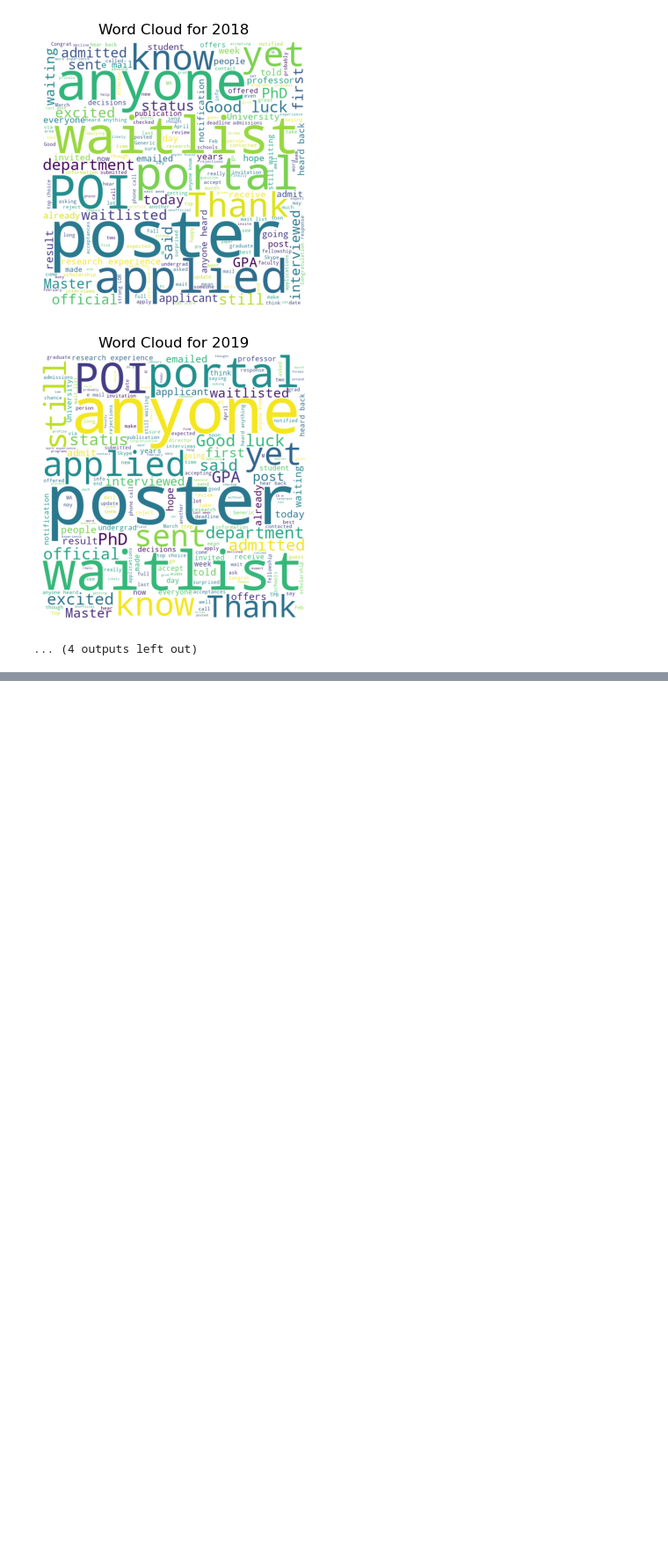
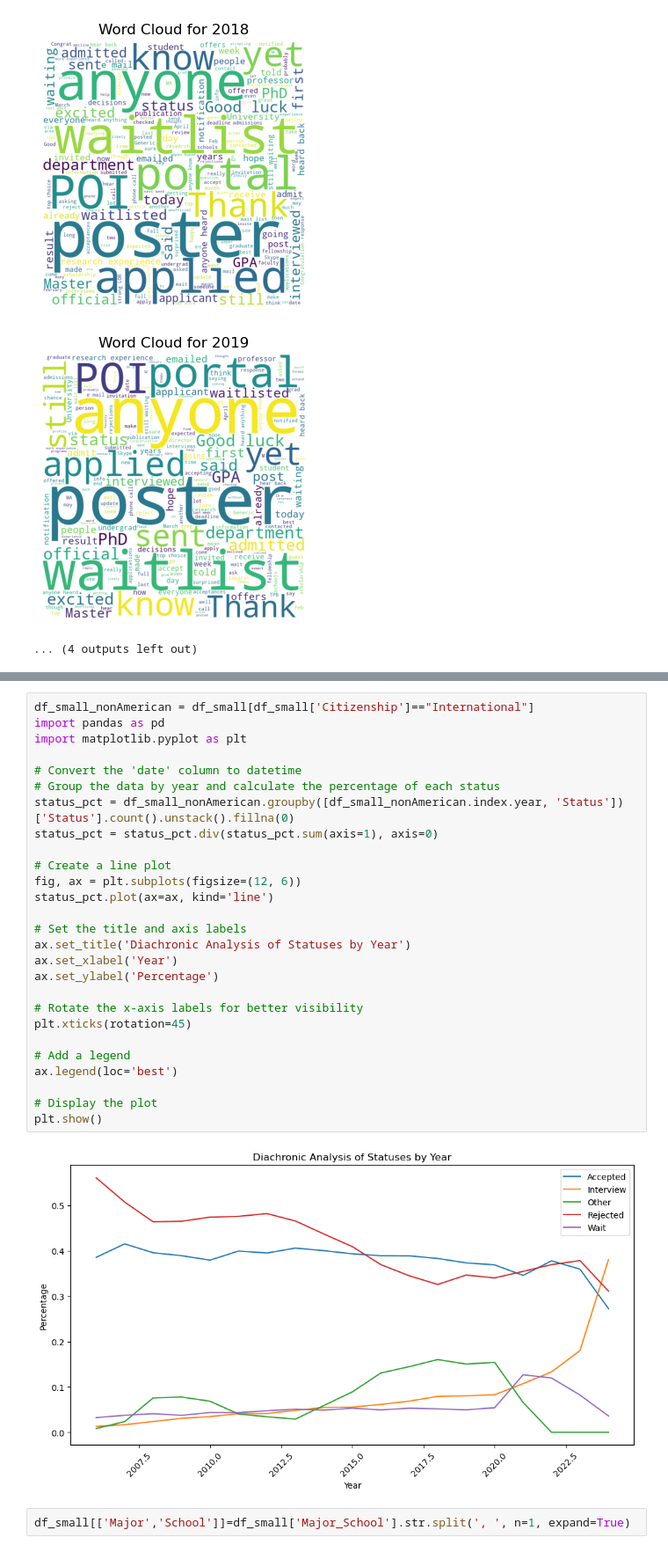
Before and after one commit to bianshuyang/Data_Mining, a Jupyter notebook: 4. Programs Analysis (Some simple histograms)/Diachronic NLP Analysis.ipynb, the cells around one changed output, grey strips where cells are left out. Shown at 88% size. Drawn from its saved outputs; the diff is of its cells as text; blank space fills up the shorter version.

```diff
--- a/4. Programs Analysis (Some simple histograms)/Diachronic NLP Analysis.ipynb
+++ b/4. Programs Analysis (Some simple histograms)/Diachronic NLP Analysis.ipynb
@@ -121,0 +190,31 @@ for year in range(start_year, end_year + 1):
+# %%
+df_small_nonAmerican = df_small[df_small['Citizenship']=="International"]
+import pandas as pd
+import matplotlib.pyplot as plt
+
+# Convert the 'date' column to datetime
+# Group the data by year and calculate the percentage of each status
+status_pct = df_small_nonAmerican.groupby([df_small_nonAmerican.index.year, 'Status'])['Status'].count().unstack().fillna(0)
+status_pct = status_pct.div(status_pct.sum(axis=1), axis=0)
+
+# Create a line plot
+fig, ax = plt.subplots(figsize=(12, 6))
+status_pct.plot(ax=ax, kind='line')
+
+# Set the title and axis labels
+ax.set_title('Diachronic Analysis of Statuses by Year')
+ax.set_xlabel('Year')
+ax.set_ylabel('Percentage')
+
+# Rotate the x-axis labels for better visibility
+plt.xticks(rotation=45)
+
+# Add a legend
+ax.legend(loc='best')
+
+# Display the plot
+plt.show()
+# %% [output]
+[figure, added]
+# %%
+df_small[['Major','School']]=df_small['Major_School'].str.split(', ', n=1, expand=True)
```
Also changed, not shown: parts of 4 cells of this notebook.
